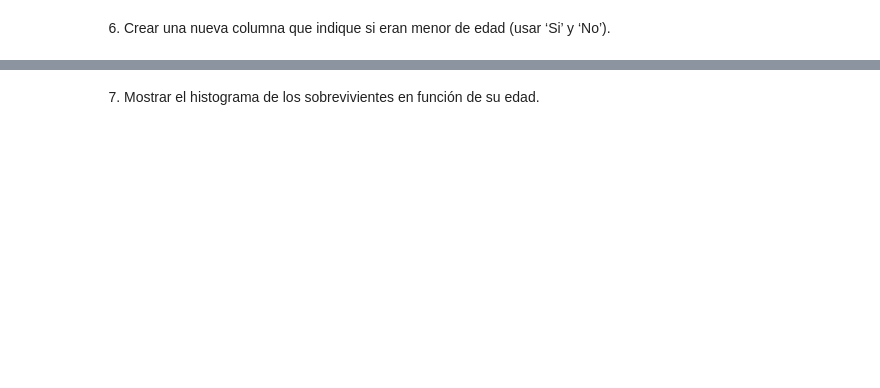
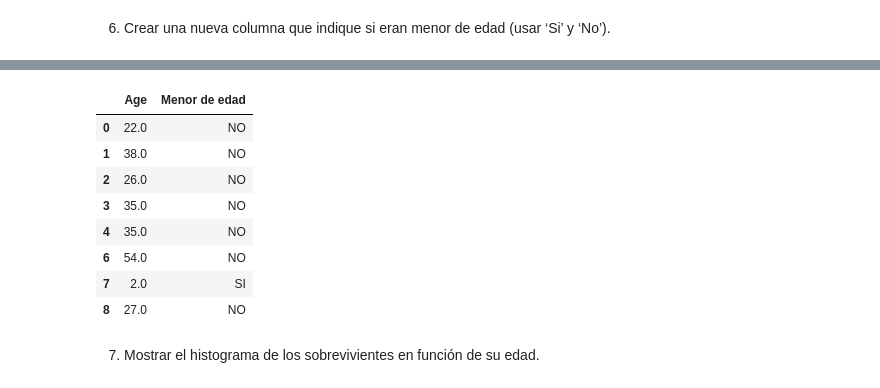
Before and after one commit to yhonyar/EA_phyton, a Jupyter notebook: Sesiones/Soluciones/SH4.ipynb, the cells around one changed output, grey strips where cells are left out. Cells and saved outputs as stored; diff of their text form; code cells hidden in the pictures; blank space fills up the shorter version.

```diff
--- a/Sesiones/Soluciones/SH4.ipynb
+++ b/Sesiones/Soluciones/SH4.ipynb
@@ -82,2 +154,25 @@ data.head()
+# %%
+data = data[data['Age'].notna()]
+
+def menor_de_edad(Age):
+    txt=''
+    if(Age<18):
+        txt='SI'
+    else:
+        txt='NO'
+    return txt
+
+data['Menor de edad']=data['Age'].apply(menor_de_edad)
+data[['Age','Menor de edad']].head(8)
+# %% [output]
+|  | Age | Menor de edad |
+| 0 | 22.0 | NO |
+| 1 | 38.0 | NO |
+| 2 | 26.0 | NO |
+| 3 | 35.0 | NO |
+| 4 | 35.0 | NO |
+| 6 | 54.0 | NO |
+| 7 | 2.0 | SI |
+| 8 | 27.0 | NO |
 # %% [markdown]
 7. Mostrar el histograma de los sobrevivientes en función de su edad.
```
Also changed, not shown: parts of 10 cells of this notebook, 14 other files.
